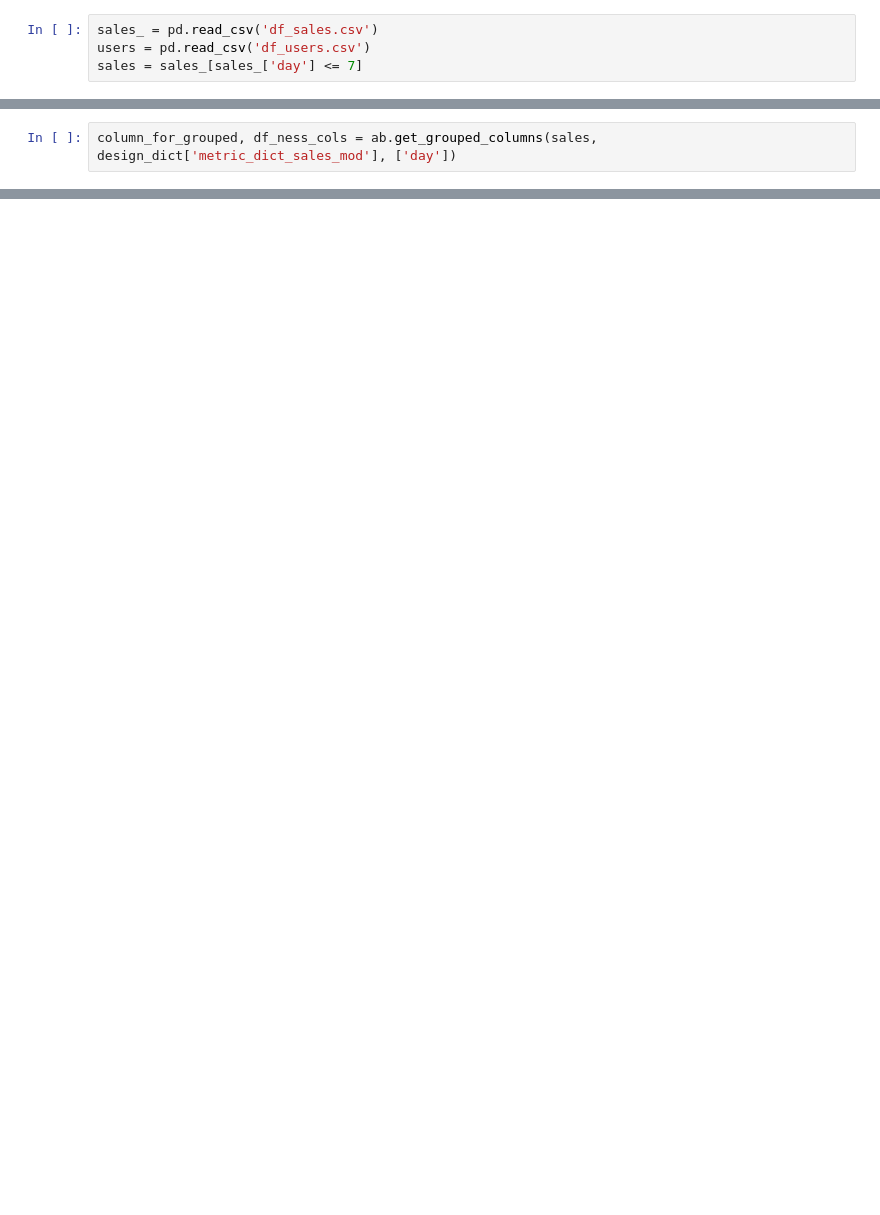
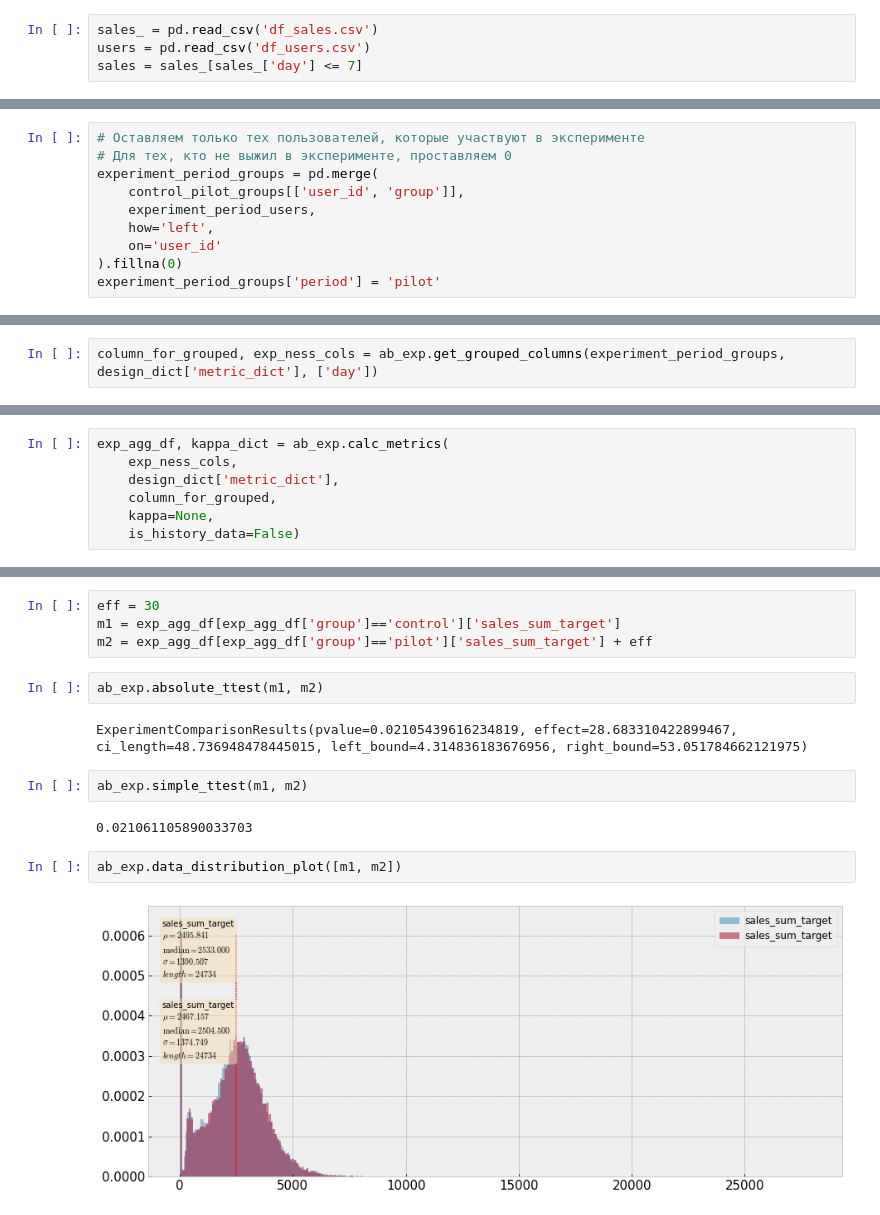
Before and after one commit to repinmihail/AB-test-pipeline, a Jupyter notebook: testing-demo.ipynb, the cells around one changed output, grey strips where cells are left out. Cells and saved outputs as stored; diff of their text form; blank space fills up the shorter version.

```diff
--- a/testing-demo.ipynb
+++ b/testing-demo.ipynb
@@ -57,0 +135,10 @@ TypeError: get_grouped_columns() missing 1 required positional argument: 'except
+# %%
+# Оставляем только тех пользователей, которые участвуют в эксперименте
+# Для тех, кто не выжил в эксперименте, проставляем 0
+experiment_period_groups = pd.merge(
+    control_pilot_groups[['user_id', 'group']],
+    experiment_period_users,
+    how='left',
+    on='user_id'
+).fillna(0)
+experiment_period_groups['period'] = 'pilot'
@@ -58,2 +160,2 @@ TypeError: get_grouped_columns() missing 1 required positional argument: 'except
 # %%
-column_for_grouped, df_ness_cols = ab.get_grouped_columns(sales, design_dict['metric_dict_sales_mod'], ['day'])
+column_for_grouped, exp_ness_cols = ab_exp.get_grouped_columns(experiment_period_groups, design_dict['metric_dict'], ['day'])
@@ -61,0 +171,7 @@ TypeError: get_grouped_columns() missing 1 required positional argument: 'except
+# %%
+exp_agg_df, kappa_dict = ab_exp.calc_metrics(
+    exp_ness_cols,
+    design_dict['metric_dict'],
+    column_for_grouped,
+    kappa=None,
+    is_history_data=False)
@@ -61,0 +191,16 @@ TypeError: get_grouped_columns() missing 1 required positional argument: 'except
+# %%
+eff = 30
+m1 = exp_agg_df[exp_agg_df['group']=='control']['sales_sum_target']
+m2 = exp_agg_df[exp_agg_df['group']=='pilot']['sales_sum_target'] + eff
+# %%
+ab_exp.absolute_ttest(m1, m2)
+# %% [output]
+ExperimentComparisonResults(pvalue=0.02105439616234819, effect=28.683310422899467, ci_length=48.736948478445015, left_bound=4.314836183676956, right_bound=53.051784662121975)
+# %%
+ab_exp.simple_ttest(m1, m2)
+# %% [output]
+0.021061105890033703
+# %%
+ab_exp.data_distribution_plot([m1, m2])
+# %% [output]
+[figure, added]
```
Also changed, not shown: parts of 27 cells of this notebook, 3 other files.
